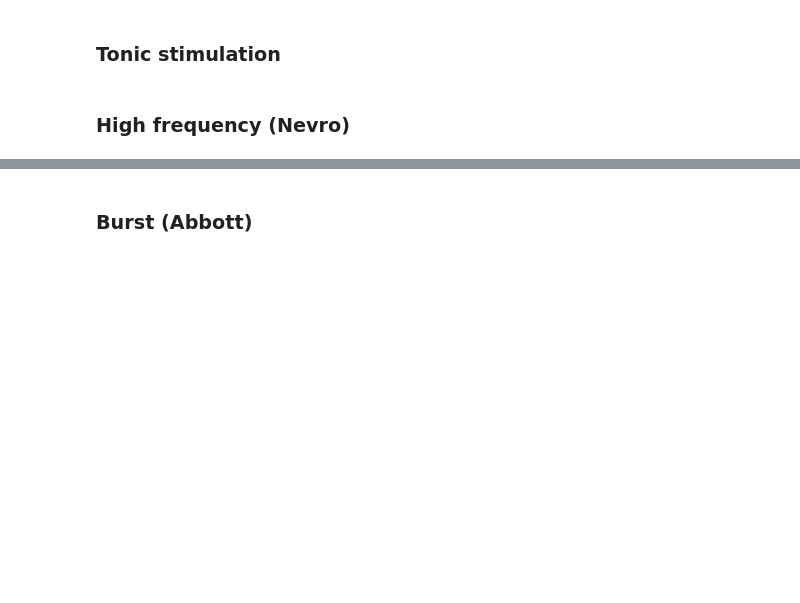
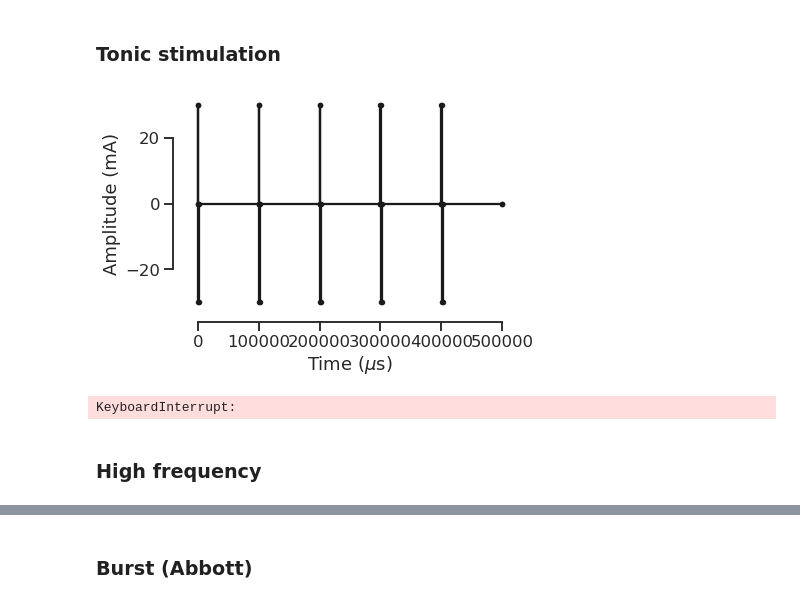
Before and after one commit to conorkeogh/wavewriter, a Jupyter notebook: nbs/04_examples.ipynb, the cells around one changed output, grey strips where cells are left out. Cells and saved outputs as stored; diff of their text form; code cells hidden in the pictures; blank space fills up the shorter version.

```diff
--- a/nbs/04_examples.ipynb
+++ b/nbs/04_examples.ipynb
@@ -25,0 +33,33 @@ device = WaveWriter()
+# %%
+#| export
+def plot_waveforms(t, v):
+    '''
+    Generate waveform plot
+    Simulate effect of sending to DAC
+
+    For every point after first: duplicate previous amplitude value at new timepoint
+    This allows simulating step change at each timepoint
+    '''
+    new_v = [0, 0, v[0]]
+    new_t = [-50, t[0], t[0]]
+
+    for idx, v_ in enumerate(v[1:]):
+        # Add old value at new timepoint
+        new_v.append(new_v[-1])
+        new_t.append(t[idx+1])
+
+        # Add new value at new timepoint
+        new_v.append(v_)
+        new_t.append(t[idx+1])
+
+    # Plot figures
+    fig, ax = plt.subplots()
+    ax.plot(new_t, new_v, 'k.')
+    ax.plot(new_t, new_v, 'k')
+
+    ax.set(
+        xlabel = 'Time ($\mu$s)',
+        ylabel = 'Amplitude (mA)'
+    )
+
+    sns.despine(offset = 10, trim=True)
@@ -30,2 +144,23 @@ device = WaveWriter()
+# %%
+# Generate tonic pulse train
+v, t = generate_tonic(
+    30, # mA
+    10, # Hz
+    1000, # us
+    biphasic = True
+)
+
+plot_waveforms(t, v)
+# %% [output]
+[figure, added]
+# %%
+# Send to device
+v_, t_ = convert_waveform(v, t)
+device.send_waveform(v_, t_)
+device.start()
+time.sleep(50)
+device.stop()
+# %% [output]
+KeyboardInterrupt:
 # %% [markdown]
-### High frequency (Nevro)
+### High frequency
```
Also changed, not shown: parts of 26 cells of this notebook, 7 other files.
